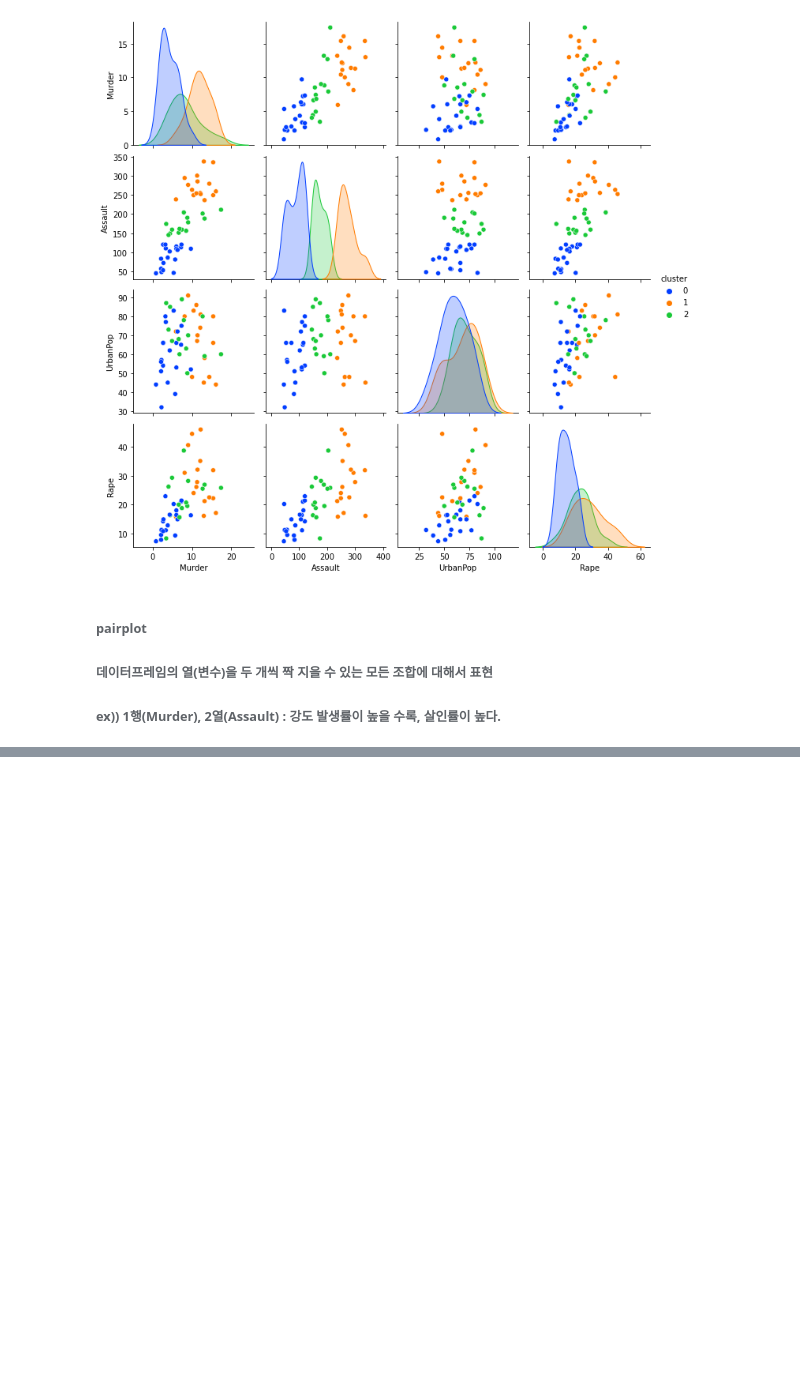
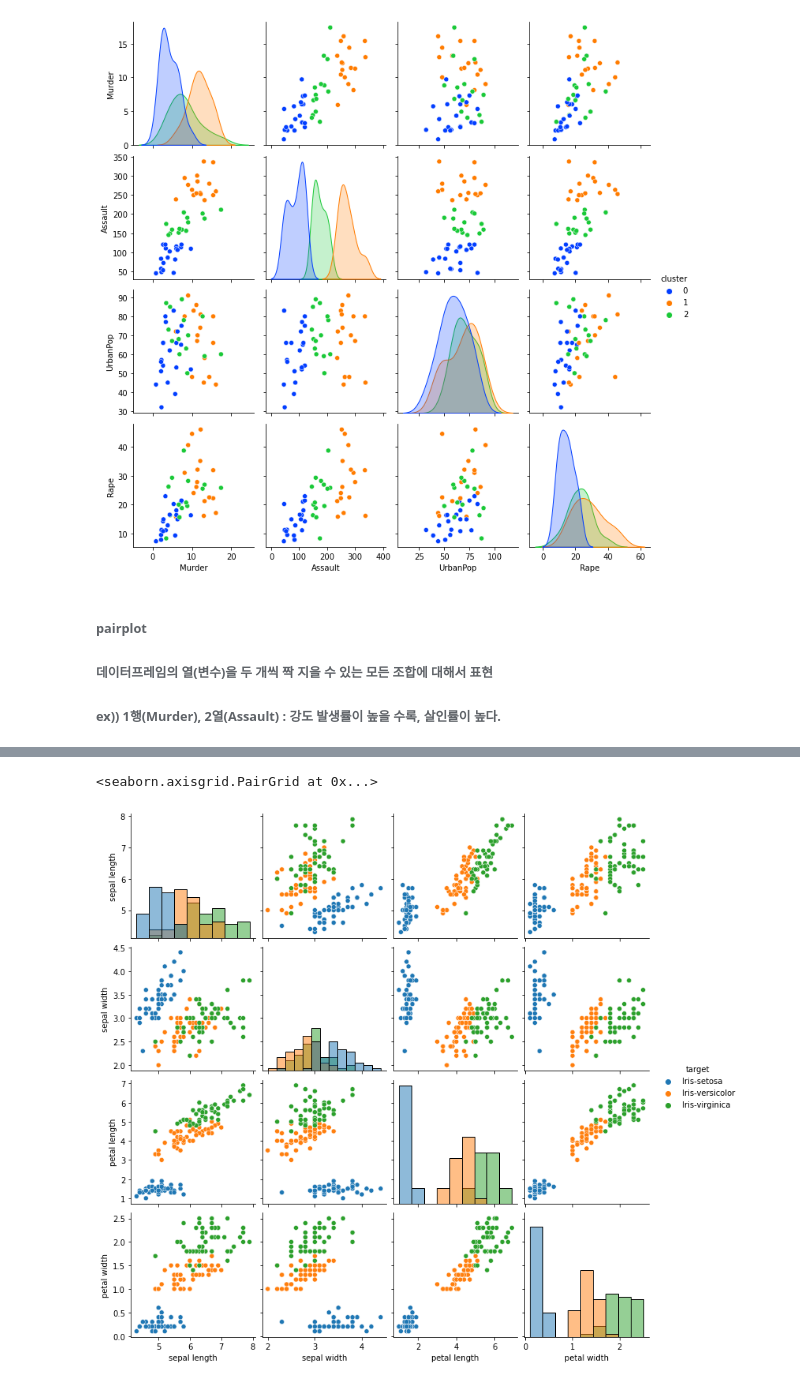
Before and after one commit to blackbutterfly0852/ADP_PRACTICE, a Jupyter notebook: 221017_시각화.ipynb, the cells around one changed output, grey strips where cells are left out. Saved outputs shown, nothing was run; the diff lists cells and outputs as text; code cells hidden in the pictures; blank space fills up the shorter version.

```diff
--- a/221017_시각화.ipynb
+++ b/221017_시각화.ipynb
@@ -184,0 +348,13 @@ plt.show()
+# %%
+import pandas as pd
+import seaborn as sns
+df = pd.read_csv('data/iris.csv')
+sns.pairplot(df, hue = 'target', kind = 'scatter', diag_kind = 'hist', corner = False)
+
+#sns.pairplot(df, hue = 'target', kind = 'scatter', diag_kind = 'auto', corner = False)
+#sns.pairplot(df, hue = 'target', kind = 'kde', diag_kind = 'hist', corner = False)
+#sns.pairplot(df, hue = 'target', kind = 'hist', diag_kind = 'kde', corner = False)
+#sns.pairplot(df, hue = 'target', kind = 'reg', diag_kind = 'None', corner = False)
+# %% [output]
+<seaborn.axisgrid.PairGrid at 0x...>
+[figure, added]
```
Also changed, not shown: parts of 19 cells of this notebook.
